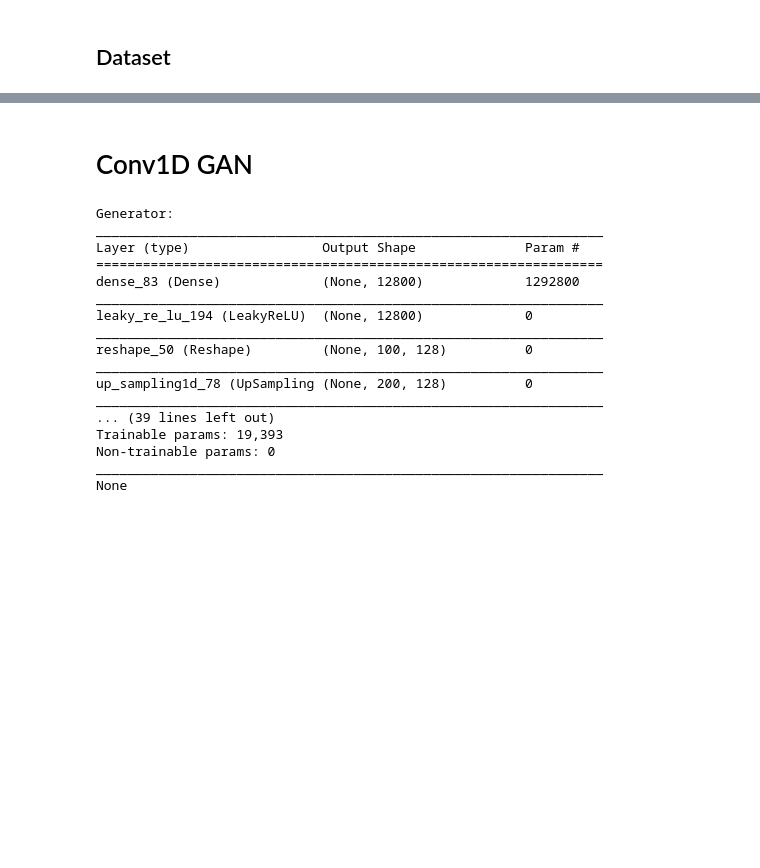
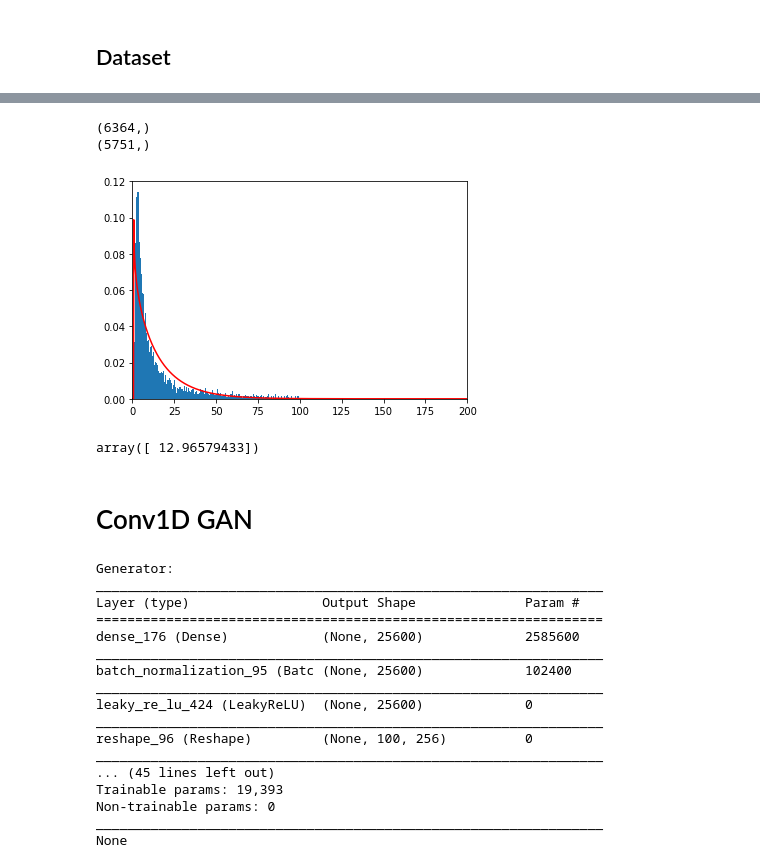
Before and after one commit to hofmanradek/ML, a Jupyter notebook: GANs/GAN_1D_conv.ipynb, the cells around one changed output, grey strips where cells are left out. Drawn from its saved outputs; the diff is of its cells as text; code cells hidden in the pictures; blank space fills up the shorter version.

```diff
--- a/GANs/GAN_1D_conv.ipynb
+++ b/GANs/GAN_1D_conv.ipynb
@@ -63,6 +67,35 @@ plt.plot(dataset[1005])
+# %%
+maxs = max_in_channels[:,0,0]
+print(maxs.shape)
+maxs = maxs[maxs<100]
+print(maxs.shape)
+
+import scipy.stats as stats
+fit_alpha, fit_loc, fit_beta = stats.gamma.fit(maxs)
+
+
+fig = plt.figure()
+ax = fig.add_subplot(111)
+_,_,_ = ax.hist(maxs, bins=200, density=1)
+x = numpy.linspace(0,200,1000)
+ax.plot(x, stats.gamma.pdf(x, fit_alpha, fit_loc, fit_beta), color='r')
+ax.set_xlim(0,200)
+plt.show()
+
+
+def get_amplitude(alpha=fit_alpha, loc=fit_loc, beta=fit_beta):
+    return stats.gamma.rvs(alpha, loc=loc, scale=beta, size=1)
+
+get_amplitude()
+# %% [output]
+(6364,)
+(5751,)
+[figure, added]
+array([ 12.96579433])
 # %% [markdown]
 # Conv1D GAN
 # %%
+
 # select real samples
 def generate_real_samples(dataset, n_samples):
     # choose random instances
@@ -99,12 +132,15 @@ def generate_fake_samples(g_model, latent_dim, n_samples):
 def define_discriminator(in_shape=(SAMPLES, CHANNELS)):
     model = Sequential()
     model.add(Conv1D(64, (3,), strides=(2,), padding='same', input_shape=in_shape))
+    #model.add(BatchNormalization(momentum=0.8))
     model.add(LeakyReLU(alpha=0.2))
     model.add(Dropout(0.4))
     model.add(Conv1D(64, (3,), strides=(2,), padding='same'))
+    #model.add(BatchNormalization(momentum=0.8))
     model.add(LeakyReLU(alpha=0.2))
     model.add(Dropout(0.4))
     model.add(Flatten())
+    #model.add(Dropout(0.4))
     model.add(Dense(1, activation='sigmoid'))
     # compile model
     opt = Adam(lr=0.0002, beta_1=0.5)
@@ -117,20 +153,23 @@ def define_generator(latent_dim):
     model = Sequential()
     DWNSMPLD = 100
     # foundation for 100 samples (downsampled 400 samples) x 3 channels
-    n_nodes = 128 * DWNSMPLD # 128 is number of possible realizations   #100 is here 400 downsampled!!!
+    n_nodes = 256 * DWNSMPLD # 128 is number of possible realizations   #100 is here 400 downsampled!!!
     model.add(Dense(n_nodes, input_dim=latent_dim))
+    model.add(BatchNormalization(momentum=0.8))
     model.add(LeakyReLU(alpha=0.2))
-    model.add(Reshape((DWNSMPLD, 128)))
+    model.add(Reshape((DWNSMPLD, 256)))
     # upsample to 200
     #model.add(Conv2DTranspose(128, (4,), strides=(2,), padding='same'))
     model.add(UpSampling1D())
     model.add(Conv1D(128, (3,), padding='same'))
+    model.add(BatchNormalization(momentum=0.8))
     model.add(LeakyReLU(alpha=0.2))
 
     # upsample to 400
     #model.add(Conv2DTranspose(128, (4,), strides=(2,), padding='same'))
     model.add(UpSampling1D())
     model.add(Conv1D(128, (3,), padding='same'))
+    model.add(BatchNormalization(momentum=0.8))
     model.add(LeakyReLU(alpha=0.2))
 
     model.add(Conv1D(3, (3,), activation='tanh', padding='same'))
@@ -156,16 +195,6 @@ def define_gan(g_model, d_model):
     return model
 
 
-def visual_eval_generator(g_model, n_samples=10):
-    X, _ = generate_fake_samples(g_model, latent_dim, n_samples)
-    fig = plt.figure(figsize=(8,16))
-    for i in range(n_samples):
-        ax = fig.add_subplot(n_samples, 1, i+1)
-        ax.plot(X[i, :, :]) #, :])
-    plt.tight_layout()
-    plt.show()
-
-
 #test of models
 print('Generator:')
 g_model = define_generator(100)
@@ -180,15 +209,15 @@ Generator:
 _________________________________________________________________
 Layer (type)                 Output Shape              Param #
 =================================================================
-dense_83 (Dense)             (None, 12800)             1292800
+dense_176 (Dense)            (None, 25600)             2585600
 _________________________________________________________________
-leaky_re_lu_194 (LeakyReLU)  (None, 12800)             0
+batch_normalization_95 (Batc (None, 25600)             102400
 _________________________________________________________________
-reshape_50 (Reshape)         (None, 100, 128)          0
+leaky_re_lu_424 (LeakyReLU)  (None, 25600)             0
 _________________________________________________________________
-up_sampling1d_78 (UpSampling (None, 200, 128)          0
+reshape_96 (Reshape)         (None, 100, 256)          0
 _________________________________________________________________
-... (39 lines left out)
+... (45 lines left out)
 Trainable params: 19,393
 Non-trainable params: 0
 _________________________________________________________________
```
Also changed, not shown: parts of 7 cells of this notebook.
